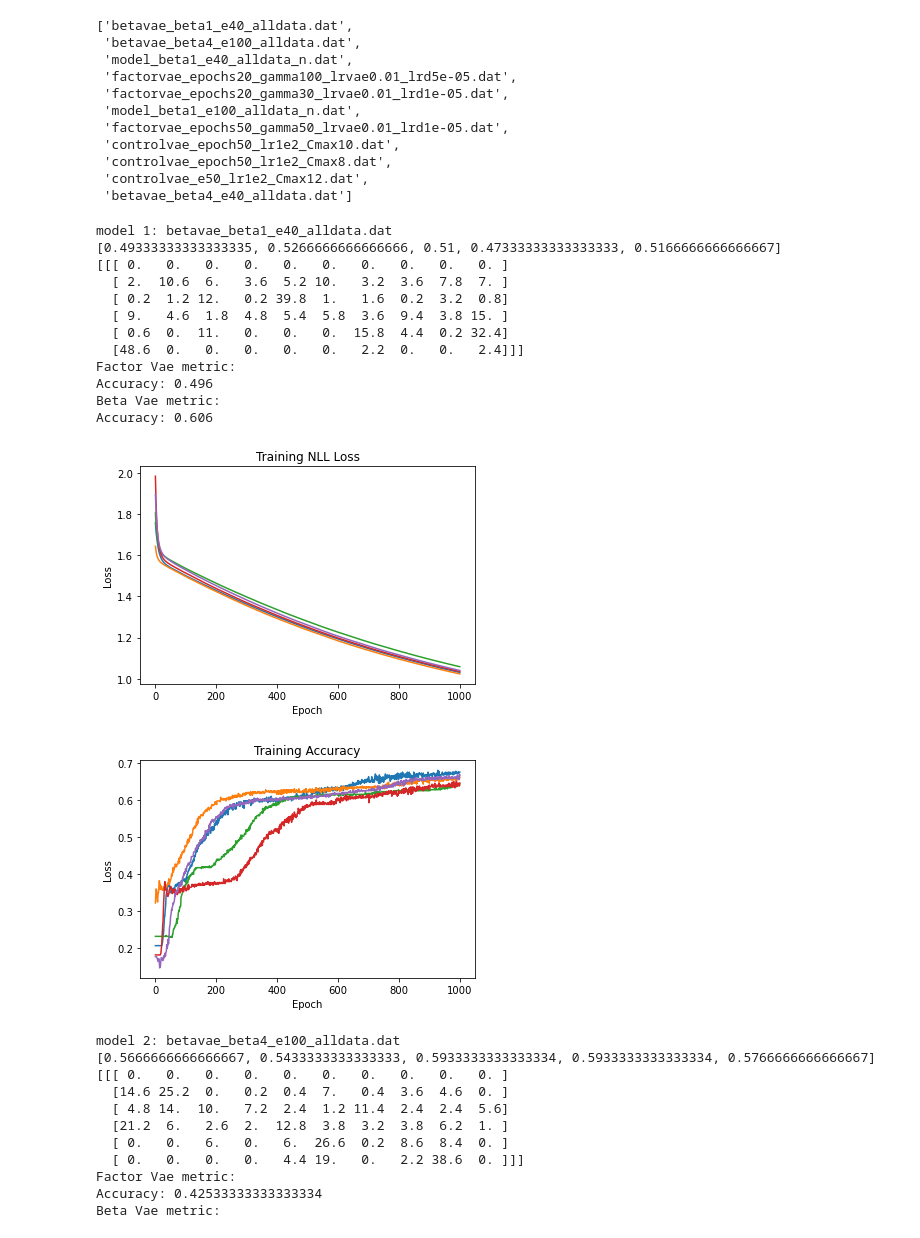
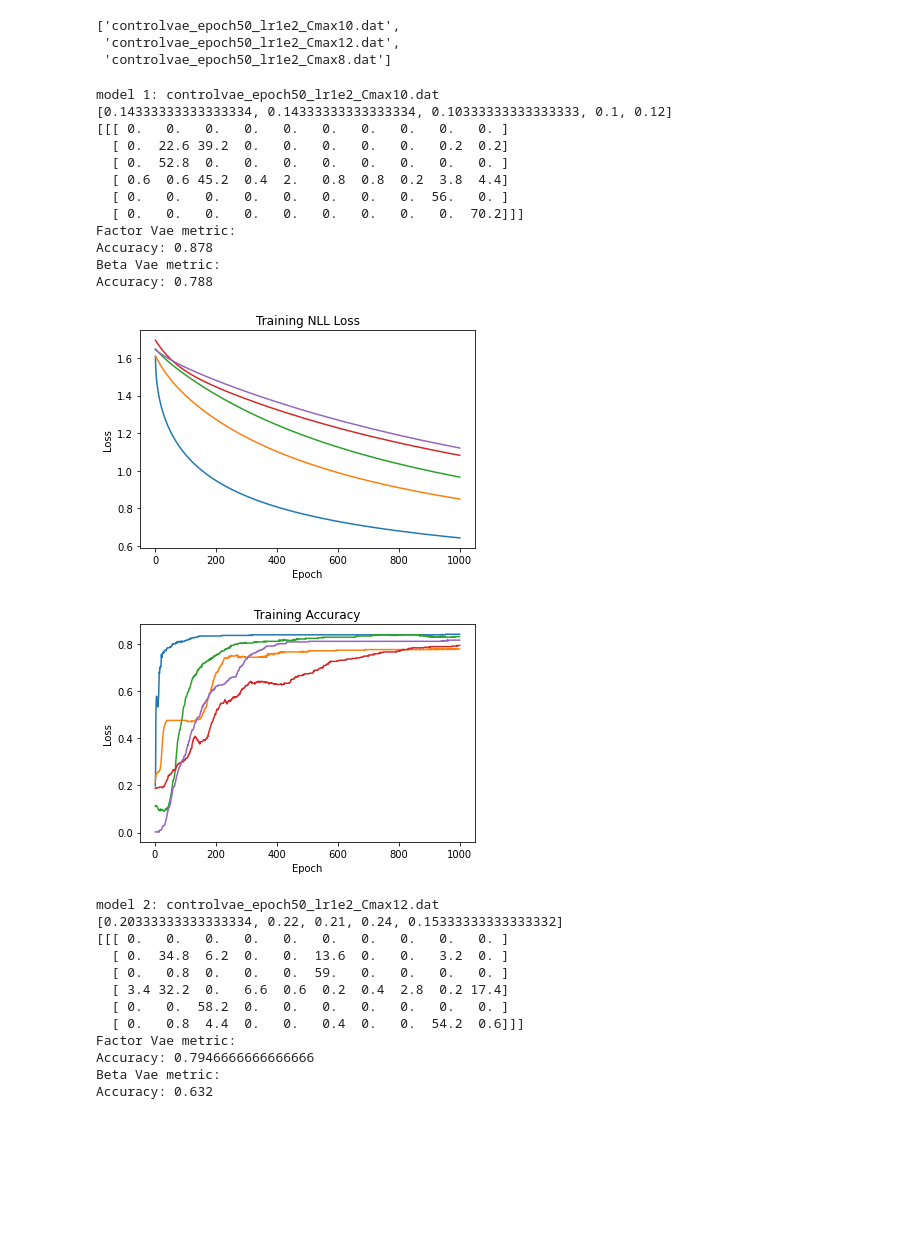
Before and after one commit to hzzhyj/atml, a Jupyter notebook: experiments/metrics_on_trained_models.ipynb, the cells around one changed output. Cells and saved outputs as stored; diff of their text form; code cells hidden in the pictures; blank space fills up the shorter version.

```diff
--- a/experiments/metrics_on_trained_models.ipynb
+++ b/experiments/metrics_on_trained_models.ipynb
@@ -30,20 +34,13 @@ dataset = load_dsprites("../datasets/dsprites.npz",False)
 # %%
 data_ = CustomDSpritesDataset(dataset)
 # %%
-model_names = [f for f in os.listdir('trained_models') if f[-4:] =='.dat']
+#model_names = [f for f in os.listdir('trained_models') if f[-4:] =='.dat']
+model_names = [f for f in os.listdir('trained_models') if f[-4:] =='.dat' and 'control' in f]
 model_names
 # %% [output]
-['betavae_beta1_e40_alldata.dat',
- 'betavae_beta4_e100_alldata.dat',
- 'model_beta1_e40_alldata_n.dat',
- 'factorvae_epochs20_gamma100_lrvae0.01_lrd5e-05.dat',
- 'factorvae_epochs20_gamma30_lrvae0.01_lrd1e-05.dat',
- 'model_beta1_e100_alldata_n.dat',
- 'factorvae_epochs50_gamma50_lrvae0.01_lrd1e-05.dat',
- 'controlvae_epoch50_lr1e2_Cmax10.dat',
- 'controlvae_epoch50_lr1e2_Cmax8.dat',
- 'controlvae_e50_lr1e2_Cmax12.dat',
- 'betavae_beta4_e40_alldata.dat']
+['controlvae_epoch50_lr1e2_Cmax10.dat',
+ 'controlvae_epoch50_lr1e2_Cmax12.dat',
+ 'controlvae_epoch50_lr1e2_Cmax8.dat']
 # %%
 def plot_loss(loss_lists, title):
     if not isinstance(loss_lists[0], list):
@@ -57,42 +54,43 @@ def plot_loss(loss_lists, title):
 # %%
 i=1
 for name in model_names:
     model = torch.load('trained_models/'+name, map_location=device)
     print("model "+str(i)+": "+name)
-    loss = entanglement_metric_factor_vae(model, data_, 300, 200, random_seeds=5)
+    loss = entanglement_metric_factor_vae(model, data_, 300, 200, random_seeds=5, device = device)
     print("Factor Vae metric: ")
     print("Accuracy: "+str(1-loss))
     print("Beta Vae metric: ")
-    classifier = Classifier()
+    classifier = Classifier().to(device)
     optimizer = torch.optim.Adagrad(classifier.parameters(), lr=1e-2)
-    train_losses, train_accuracies, test_accuracy = entanglement_metric_beta_vae(model, classifier, optimizer, 1000,  data_, 500, 50, random_seeds=5)
+    train_losses, train_accuracies, test_accuracy = entanglement_metric_beta_vae(model, classifier, optimizer, 1000,  data_, 500, 50, random_seeds=5, device = device)
     print("Accuracy: "+str(test_accuracy))
     plot_loss(train_losses, "NLL Loss")
     plot_loss(train_accuracies, "Accuracy")
     i+=1
 # %% [output]
-model 1: betavae_beta1_e40_alldata.dat
-[0.49333333333333335, 0.5266666666666666, 0.51, 0.47333333333333333, 0.5166666666666667]
+model 1: controlvae_epoch50_lr1e2_Cmax10.dat
+[0.14333333333333334, 0.14333333333333334, 0.10333333333333333, 0.1, 0.12]
 [[[ 0.   0.   0.   0.   0.   0.   0.   0.   0.   0. ]
-  [ 2.  10.6  6.   3.6  5.2 10.   3.2  3.6  7.8  7. ]
-  [ 0.2  1.2 12.   0.2 39.8  1.   1.6  0.2  3.2  0.8]
-  [ 9.   4.6  1.8  4.8  5.4  5.8  3.6  9.4  3.8 15. ]
-  [ 0.6  0.  11.   0.   0.   0.  15.8  4.4  0.2 32.4]
-  [48.6  0.   0.   0.   0.   0.   2.2  0.   0.   2.4]]]
+  [ 0.  22.6 39.2  0.   0.   0.   0.   0.   0.2  0.2]
+  [ 0.  52.8  0.   0.   0.   0.   0.   0.   0.   0. ]
+  [ 0.6  0.6 45.2  0.4  2.   0.8  0.8  0.2  3.8  4.4]
+  [ 0.   0.   0.   0.   0.   0.   0.   0.  56.   0. ]
+  [ 0.   0.   0.   0.   0.   0.   0.   0.   0.  70.2]]]
 Factor Vae metric:
-Accuracy: 0.496
+Accuracy: 0.878
 Beta Vae metric:
-Accuracy: 0.606
+Accuracy: 0.788
-[figure, old version]
+[figure, new version]
-[figure, old version]
+[figure, new version]
-model 2: betavae_beta4_e100_alldata.dat
-[0.5666666666666667, 0.5433333333333333, 0.5933333333333334, 0.5933333333333334, 0.5766666666666667]
+model 2: controlvae_epoch50_lr1e2_Cmax12.dat
+[0.20333333333333334, 0.22, 0.21, 0.24, 0.15333333333333332]
 [[[ 0.   0.   0.   0.   0.   0.   0.   0.   0.   0. ]
-  [14.6 25.2  0.   0.2  0.4  7.   0.4  3.6  4.6  0. ]
-  [ 4.8 14.  10.   7.2  2.4  1.2 11.4  2.4  2.4  5.6]
-  [21.2  6.   2.6  2.  12.8  3.8  3.2  3.8  6.2  1. ]
-  [ 0.   0.   6.   0.   6.  26.6  0.2  8.6  8.4  0. ]
-  [ 0.   0.   0.   0.   4.4 19.   0.   2.2 38.6  0. ]]]
+  [ 0.  34.8  6.2  0.   0.  13.6  0.   0.   3.2  0. ]
+  [ 0.   0.8  0.   0.   0.  59.   0.   0.   0.   0. ]
+  [ 3.4 32.2  0.   6.6  0.6  0.2  0.4  2.8  0.2 17.4]
+  [ 0.   0.  58.2  0.   0.   0.   0.   0.   0.   0. ]
+  [ 0.   0.8  4.4  0.   0.   0.4  0.   0.  54.2  0.6]]]
 Factor Vae metric:
-Accuracy: 0.42533333333333334
+Accuracy: 0.7946666666666666
 Beta Vae metric:
+Accuracy: 0.632
```
Also changed, not shown: parts of 5 cells of this notebook, 15 other files.
